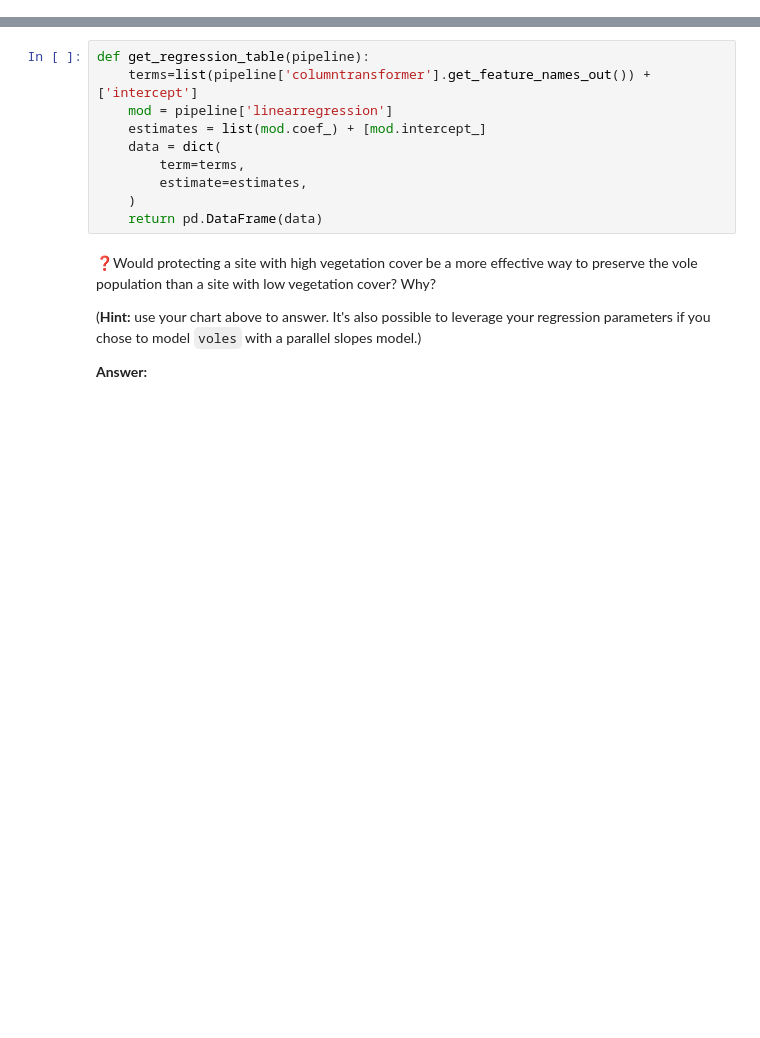
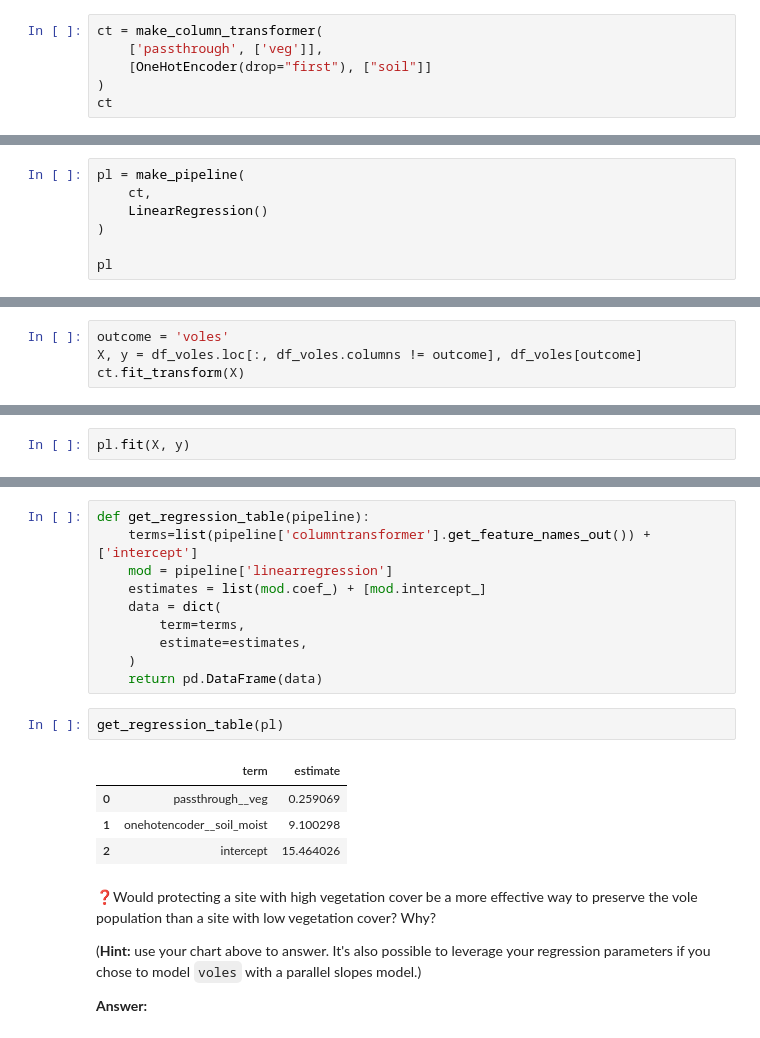
Before and after one commit to UNC-DATA-730/unit-6-assignment-setiadha-unc, a Jupyter notebook: agungsetiadha-assignment6.ipynb, the cells around one changed output, grey strips where cells are left out. Cells and saved outputs as stored; diff of their text form; blank space fills up the shorter version.

```diff
--- a/agungsetiadha-assignment6.ipynb
+++ b/agungsetiadha-assignment6.ipynb
@@ -69,3 +91,9 @@ Here are the steps I would take:
 2. Create a pipeline with `make_pipeline` using the column transformer from above and `LinearRegression()` as my model.
 3. Get the `X` (training data) and `y` predictor from `df_voles`
 4. Use the `.fit()` method for the pipeline to train the model with `X` and `y`.
+# %%
+ct = make_column_transformer(
+    ['passthrough', ['veg']],
+    [OneHotEncoder(drop="first"), ["soil"]]
+)
+ct
@@ -71,0 +104,7 @@ Here are the steps I would take:
+# %%
+pl = make_pipeline(
+    ct,
+    LinearRegression()
+)
+
+pl
@@ -71,0 +119,4 @@ Here are the steps I would take:
+# %%
+outcome = 'voles'
+X, y = df_voles.loc[:, df_voles.columns != outcome], df_voles[outcome]
+ct.fit_transform(X)
@@ -71,0 +141,2 @@ Here are the steps I would take:
+# %%
+pl.fit(X, y)
@@ -81,6 +160,13 @@ def get_regression_table(pipeline):
         estimate=estimates,
     )
     return pd.DataFrame(data)
+# %%
+get_regression_table(pl)
+# %% [output]
+|  | term | estimate |
+| 0 | passthrough__veg | 0.259069 |
+| 1 | onehotencoder__soil_moist | 9.100298 |
+| 2 | intercept | 15.464026 |
 # %% [markdown]
 ❓Would protecting a site with high vegetation cover be a more effective way to preserve the vole population than a site with low vegetation cover? Why?
 
```
Also changed, not shown: parts of 7 cells of this notebook.
